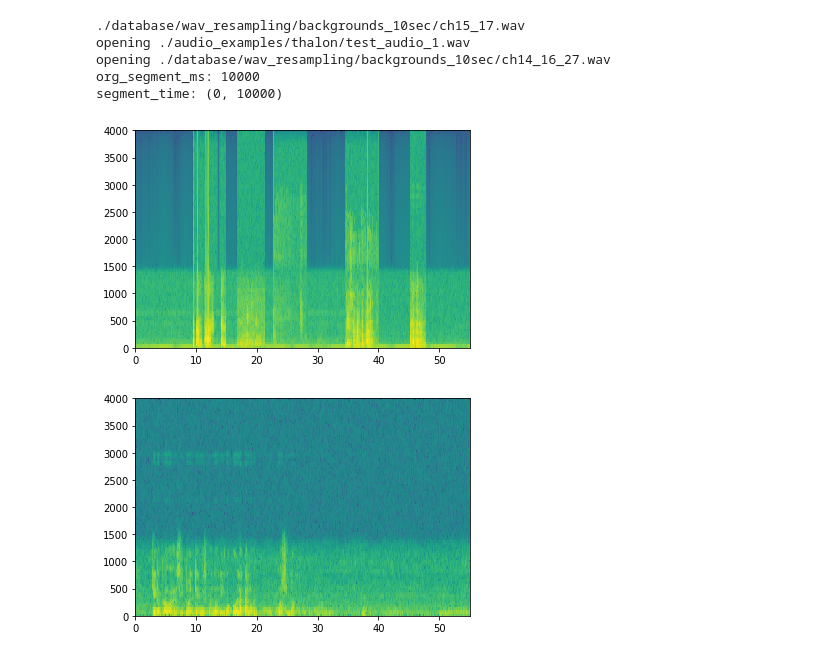
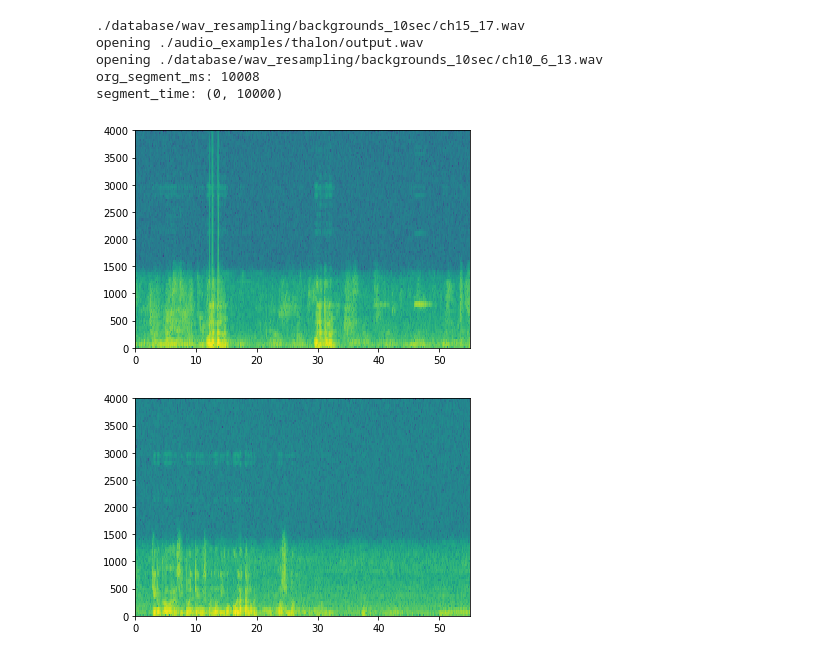
Before and after one commit to jcgarciaca/trigger_word_detection_thalon, a Jupyter notebook: create_testing_background.ipynb, the cells around one changed output. Saved outputs shown, nothing was run; the diff lists cells and outputs as text; code cells hidden in the pictures.

```diff
--- a/create_testing_background.ipynb
+++ b/create_testing_background.ipynb
@@ -26,26 +26,26 @@ def insert_audio_clip(background, audio_clip):
 # %%
  _, _, backgrounds = load_raw_audio_thalon_list()
 print(backgrounds[0])
-audio_org = './audio_examples/thalon/test_audio_1.wav'
+audio_org = './audio_examples/thalon/output.wav'
 audio_list = []
 if os.path.exists(audio_org):
     audio_list.append(audio_org)
 audio = load_raw_data(audio_list)
 
 background = load_raw_data(random.sample(backgrounds, k=1))
 background = background[0] - 20
 
 background = insert_audio_clip(background, audio[0])
 background = match_target_amplitude(background, -20.0)
-file_handle = background.export("./audio_examples/thalon/test_audio_1_mod.wav", format="wav")
-x = graph_spectrogram("./raw_thalon_audios/train_1.wav")
+file_handle = background.export("./audio_examples/thalon/test_output.wav", format="wav")
+x = graph_spectrogram("./audio_examples/thalon/test_output.wav")
 # %% [output]
 ./database/wav_resampling/backgrounds_10sec/ch15_17.wav
-opening ./audio_examples/thalon/test_audio_1.wav
-opening ./database/wav_resampling/backgrounds_10sec/ch14_16_27.wav
-org_segment_ms: 10000
+opening ./audio_examples/thalon/output.wav
+opening ./database/wav_resampling/backgrounds_10sec/ch10_6_13.wav
+org_segment_ms: 10008
 segment_time: (0, 10000)
-[figure, old version]
+[figure, new version]
 # %%
 x = graph_spectrogram("./audio_examples/thalon/test_audio_1_mod.wav")
 # %% [output]
```
Also changed, not shown: parts of 4 cells of this notebook, 1 other file.
